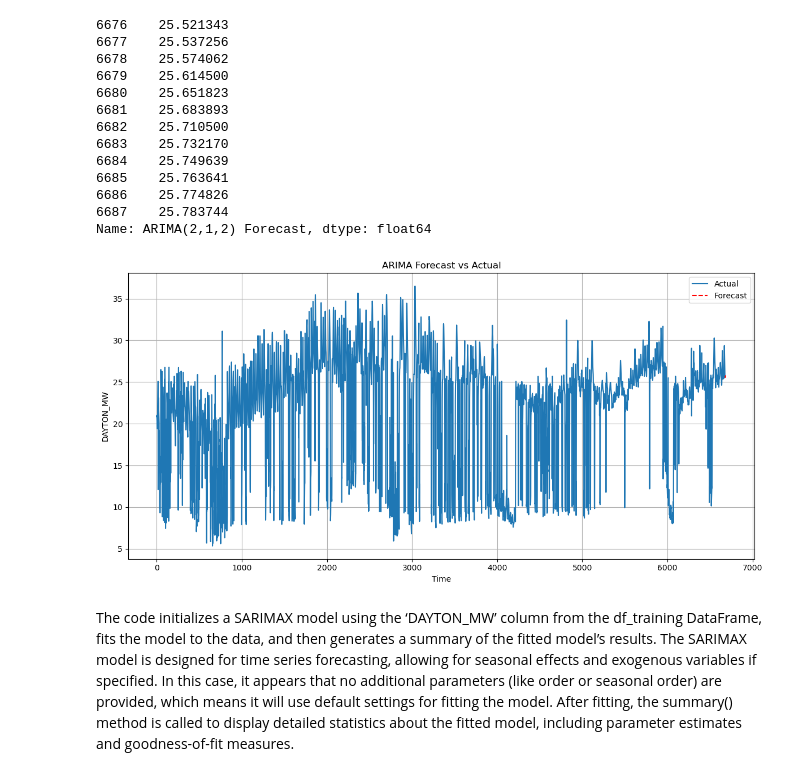
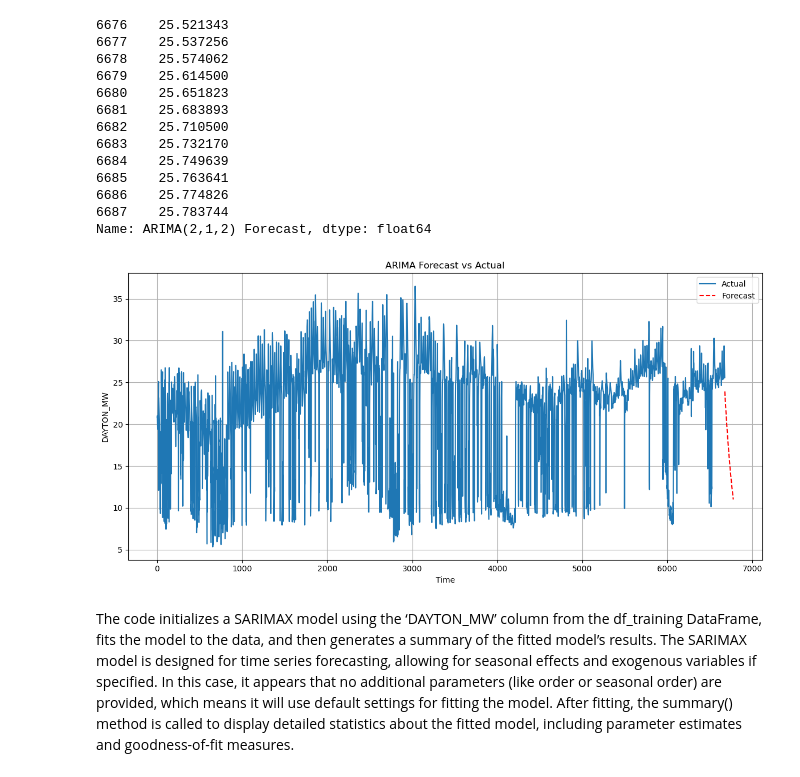
Before and after one commit to Mishly/Global-warming-time-series-analysis-and-forecasting, a Jupyter notebook: forecasting1-checkpoint-checkpoint.ipynb, the cells around one changed output. Cells and saved outputs as stored; diff of their text form; code cells hidden in the pictures.

```diff
--- a/forecasting1-checkpoint-checkpoint.ipynb
+++ b/forecasting1-checkpoint-checkpoint.ipynb
@@ -398,27 +368,27 @@ Name: ARIMA(2,1,2) Forecast, dtype: float64
 # %%
 # Forecast the next 12 steps
 fcast = results.predict(start=len(df_temperature),
-                        end=len(df_temperature) + 11,
+                        end=len(df_temperature) + 100,
                         typ='levels').rename('ARIMA(2,0,0) Forecast')
 
 # Combine actual data and forecast for plotting
 plt.figure(figsize=(12, 6))
 
 # Plot the actual data
 plt.plot(df_temperature['DAYTON_MW'], label='Actual')
 
 # Plot the forecast
 plt.plot(fcast, label='Forecast', color='red', linestyle='--')
 
 plt.title('ARIMA Forecast vs Actual')
 plt.xlabel('Time')
 plt.ylabel('DAYTON_MW')
 plt.legend()
 plt.grid(True)
 plt.tight_layout()
 plt.show()
 # %% [output]
-[figure, old version]
+[figure, new version]
 # %%
 #importing SARIMA
 from statsmodels.tsa.statespace.sarimax import SARIMAX
```
Also changed, not shown: parts of 14 cells of this notebook.
